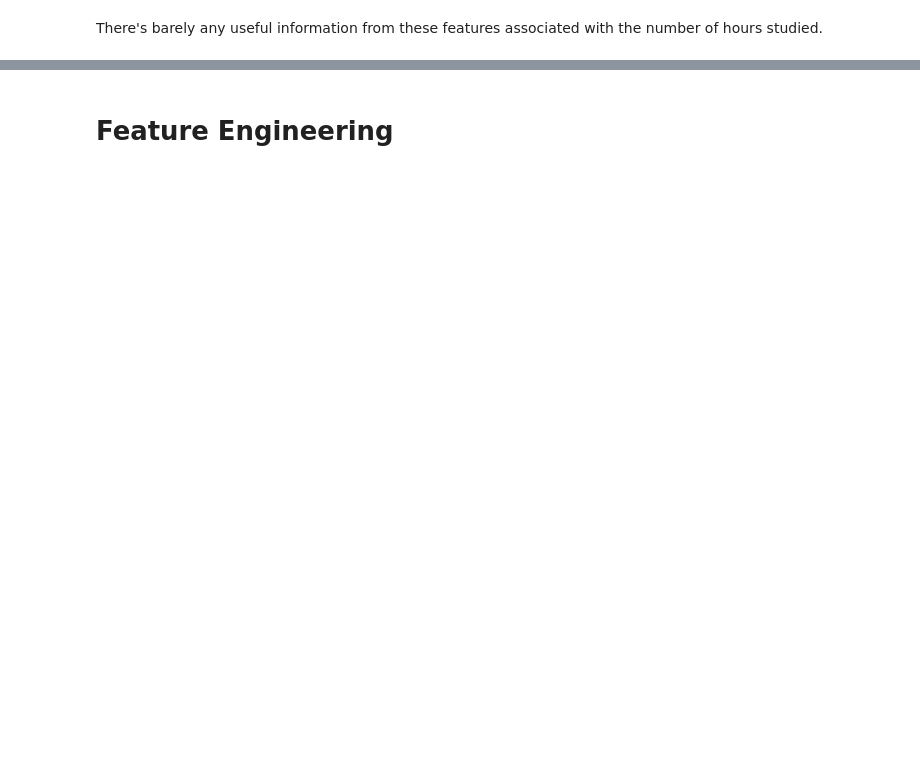
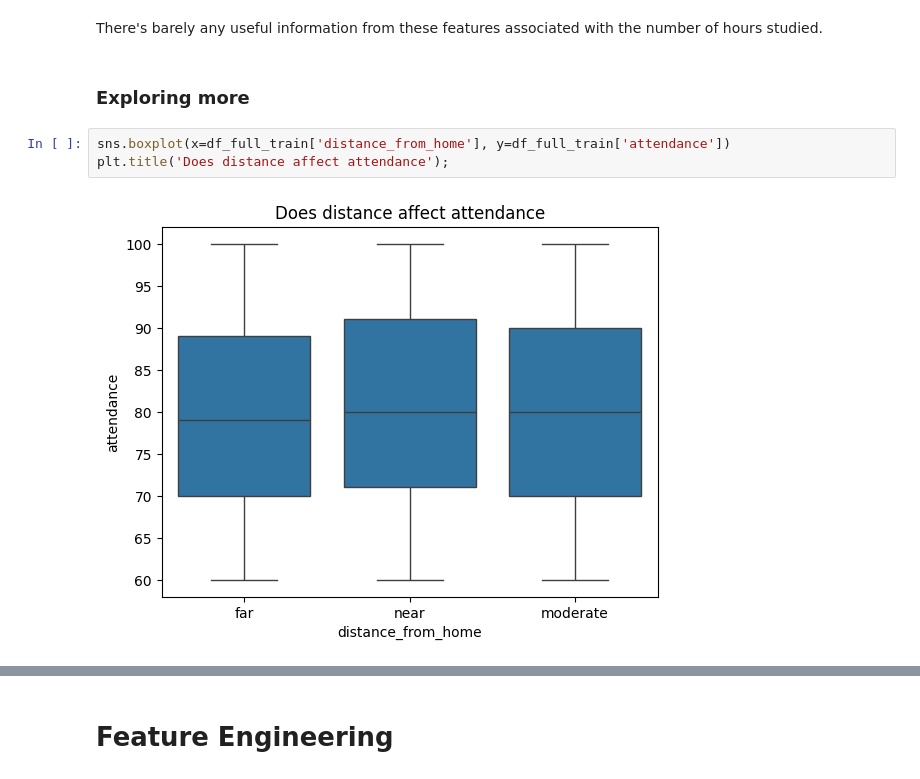
Before and after one commit to kabsmeiou/study-hours-estimator, a Jupyter notebook: study-hours-notebook.ipynb, the cells around one changed output, grey strips where cells are left out. Cells and saved outputs as stored; diff of their text form; blank space fills up the shorter version.

```diff
--- a/study-hours-notebook.ipynb
+++ b/study-hours-notebook.ipynb
@@ -300,3 +305,10 @@ plt.title('Gender vs total hours studied');
 # %% [markdown]
 There's barely any useful information from these features associated with the number of hours studied.
+# %% [markdown]
+### Exploring more
+# %%
+sns.boxplot(x=df_full_train['distance_from_home'], y=df_full_train['attendance'])
+plt.title('Does distance affect attendance');
+# %% [output]
+[figure, added]
 # %%
```
Also changed, not shown: parts of 32 cells of this notebook, 1 other file.
